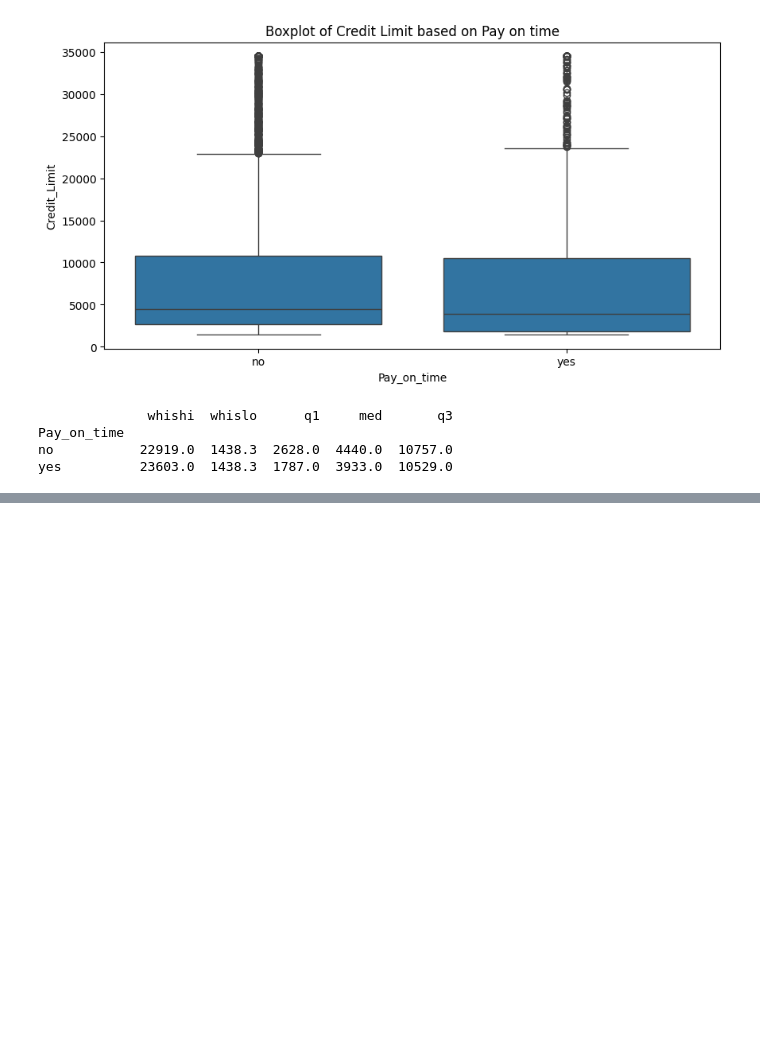
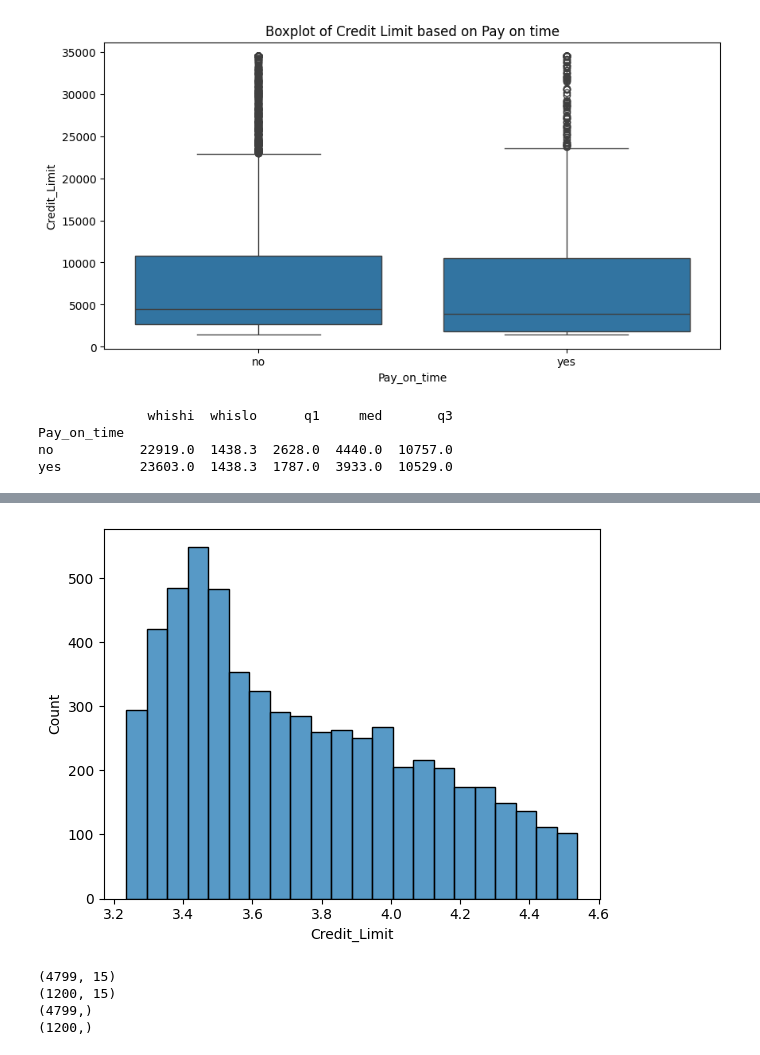
Before and after one commit to uplearni/CreditLimitReccomender, a Jupyter notebook: CreditLimitProject.ipynb, the cells around one changed output, grey strips where cells are left out. Drawn from its saved outputs; the diff is of its cells as text; code cells hidden in the pictures; blank space fills up the shorter version.

```diff
--- a/CreditLimitProject.ipynb
+++ b/CreditLimitProject.ipynb
@@ -352,0 +389,16 @@ yes          23603.0  1438.3  1787.0  3933.0  10529.0
+# %%
+# converting the categorical variables to dummy encoded values
+Credit_Data_Final1.dtypes
+
+Credit_Data_Final_Categorical=Credit_Data_Final1[["Gender","Education_Level","Marital_Status","Income_Category","Card_Category","Pay_on_time"]]
+Credit_Data_Final_Numerical=Credit_Data_Final1[["Customer_Age","Dependent_count","Months_on_book","Credit_Limit","Avg_Utilization_Ratio"]]
+
+#Encoding Categorical variables
+
+Credit_Data_Final_Categorical_encoded= pd.get_dummies(Credit_Data_Final_Categorical,drop_first=True)
+Credit_Data_Final_Categorical_encoded.head()
+
+#Final Dataframe with encoded values
+Credit_Data_Final=pd.concat([Credit_Data_Final_Numerical,Credit_Data_Final_Categorical_encoded],axis=1)
+
+Credit_Data_Final  = Credit_Data_Final.astype({col: 'int' for col in Credit_Data_Final.select_dtypes('bool').columns})
@@ -352,0 +427,23 @@ yes          23603.0  1438.3  1787.0  3933.0  10529.0
+# %%
+#Modelling and Evaluation
+
+X= Credit_Data_Final.loc[:, Credit_Data_Final.columns!='Credit_Limit']
+# since the Credit_Limit is postiviely skewed need to perform transformation
+y=np.log10(Credit_Data_Final["Credit_Limit"])
+
+sns.histplot(y)
+plt.show()
+
+#hold out cross validation split
+X_train,X_test,y_train,y_test=train_test_split(X,y,test_size=0.2,random_state=10)
+
+print(X_train.shape)
+print(X_test.shape)
+print(y_train.shape)
+print(y_test.shape)
+# %% [output]
+[figure, added]
+(4799, 15)
+(1200, 15)
+(4799,)
+(1200,)
```
Also changed, not shown: parts of 13 cells of this notebook.
